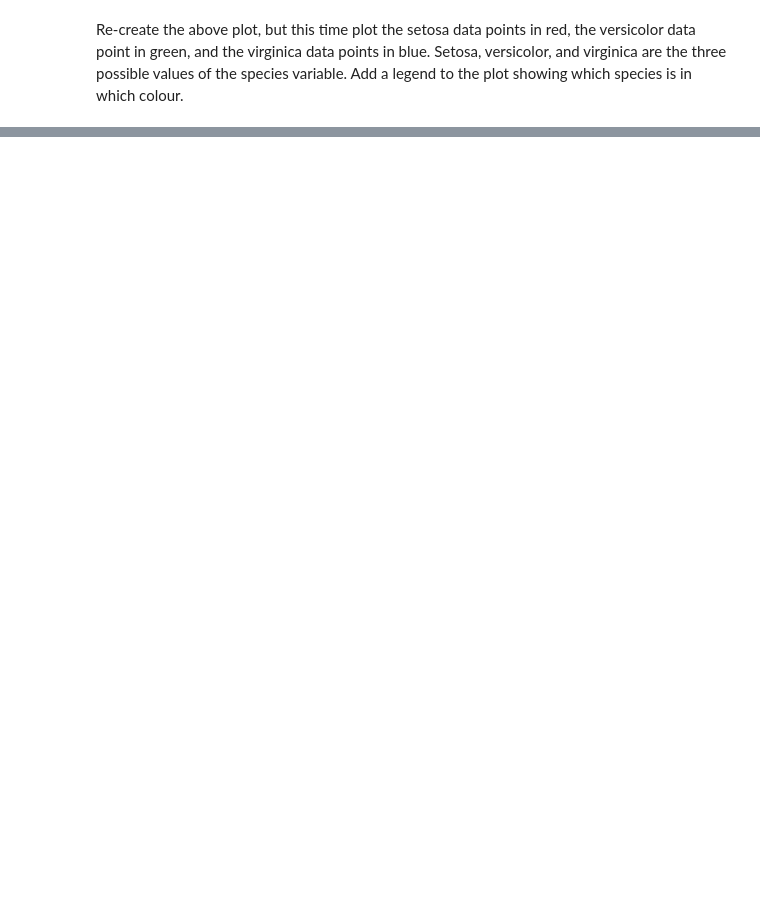
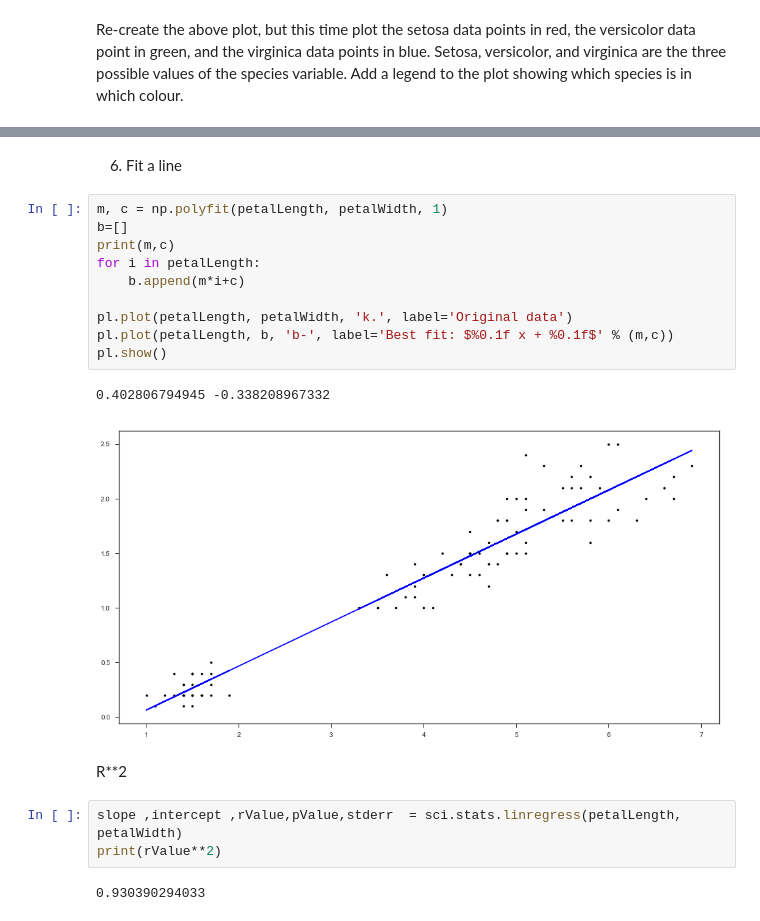
Before and after one commit to PedroHOMota/JupyterNotebook, a Jupyter notebook: Main.ipynb, the cells around one changed output, grey strips where cells are left out. Cells and saved outputs as stored; diff of their text form; blank space fills up the shorter version.

```diff
--- a/Main.ipynb
+++ b/Main.ipynb
@@ -49,0 +84,22 @@ pl.show()
+# %% [markdown]
+6. Fit a line
+# %%
+m, c = np.polyfit(petalLength, petalWidth, 1)
+b=[]
+print(m,c)
+for i in petalLength:
+    b.append(m*i+c)
+
+pl.plot(petalLength, petalWidth, 'k.', label='Original data')
+pl.plot(petalLength, b, 'b-', label='Best fit: $%0.1f x + %0.1f$' % (m,c))
+pl.show()
+# %% [output]
+0.402806794945 -0.338208967332
+[figure, added]
+# %% [markdown]
+R**2
+# %%
+slope ,intercept ,rValue,pValue,stderr  = sci.stats.linregress(petalLength, petalWidth)
+print(rValue**2)
+# %% [output]
+0.930390294033
```
Also changed, not shown: parts of 17 cells of this notebook.
